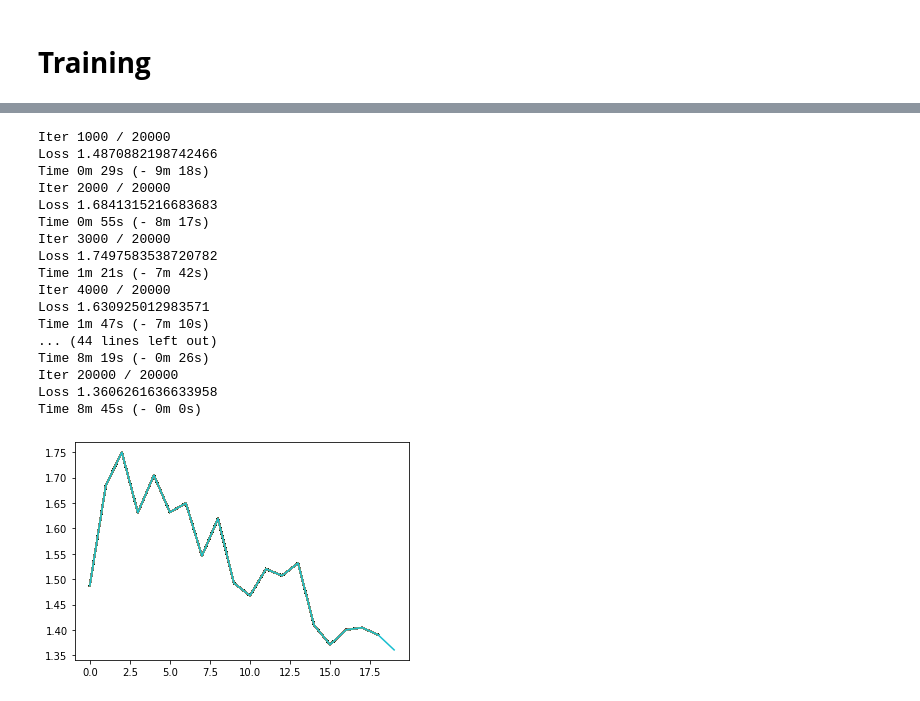
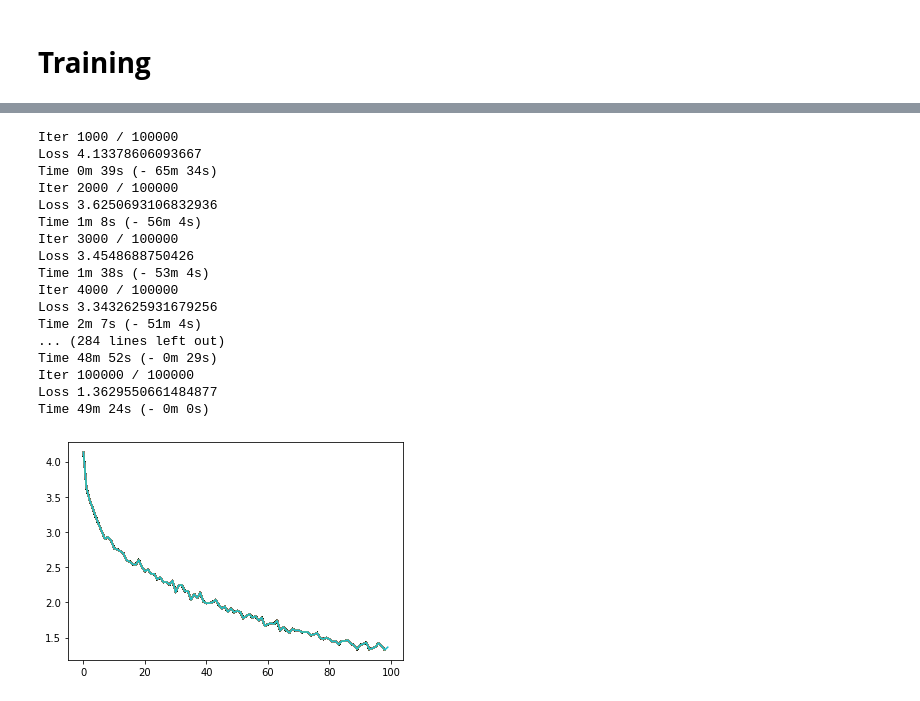
Before and after one commit to Vovinsa/Eng_Fra_Translator, a Jupyter notebook: Notebook/text_translation.ipynb, the cells around one changed output, grey strips where cells are left out. Saved outputs shown, nothing was run; the diff lists cells and outputs as text; code cells hidden in the pictures.

```diff
--- a/Notebook/text_translation.ipynb
+++ b/Notebook/text_translation.ipynb
@@ -197,5 +198,5 @@ input_tensor, target_tensor
 # %%
-teacher_forcing_ration = 0.5
+teacher_forcing_ratio = 0.6
 
 def train(input_tensor, target_tensor, encoder, decoder, encoder_optim, decoder_optim, criterion, max_length=MAX_LENGTH):
     encoder_hidden = encoder.init_hidden()
@@ -217,7 +218,7 @@ def train(input_tensor, target_tensor, encoder, decoder, encoder_optim, decoder_
     decoder_input = torch.tensor([[SOS_token]], device=device)
     decoder_hidden = encoder_hidden
 
-    use_teacher_forcing = True if random.random() < teacher_forcing_ration else False
+    use_teacher_forcing = True if random.random() < teacher_forcing_ratio else False
 
     if use_teacher_forcing: # With Teacher Forcing
         for idx in range(target_length):
@@ -262,8 +263,8 @@ def train_iters(encoder, decoder, n_iters):
     losses = []
     total_loss = 0
 
-    encoder_optimizer = torch.optim.Adam(encoder.parameters(), lr=0.001)
-    decoder_optimizer = torch.optim.Adam(decoder.parameters(), lr=0.001)
+    encoder_optimizer = torch.optim.Adam(encoder.parameters(), lr=0.0001)
+    decoder_optimizer = torch.optim.Adam(decoder.parameters(), lr=0.0001)
     criterion = torch.nn.NLLLoss()
     training_pairs = [tensor_from_pair(random.choice(pairs)) for _ in range(n_iters)]
 
@@ -325,31 +326,28 @@ def evaluate_randomly(encoder, decoder, n=10):
 # %%
 HIDDEN_SIZE = 256
 
 encoder = Encoder(input_size=input_lang.n_words, hidden_size=HIDDEN_SIZE)
 decoder = DecoderAttention(output_size=output_lang.n_words, hidden_size=HIDDEN_SIZE)
 
-encoder.load_state_dict(torch.load("encoder_w.pth"))
-decoder.load_state_dict(torch.load("decoder_w.pth"))
-
-train_iters(encoder, decoder, 20000)
+train_iters(encoder, decoder, 100000)
 # %% [output]
-Iter 1000 / 20000
-Loss 1.4870882198742466
-Time 0m 29s (- 9m 18s)
-Iter 2000 / 20000
-Loss 1.6841315216683683
-Time 0m 55s (- 8m 17s)
-Iter 3000 / 20000
-Loss 1.7497583538720782
-Time 1m 21s (- 7m 42s)
-Iter 4000 / 20000
-Loss 1.630925012983571
-Time 1m 47s (- 7m 10s)
-... (44 lines left out)
-Time 8m 19s (- 0m 26s)
-Iter 20000 / 20000
-Loss 1.3606261636633958
-Time 8m 45s (- 0m 0s)
+Iter 1000 / 100000
+Loss 4.13378606093667
+Time 0m 39s (- 65m 34s)
+Iter 2000 / 100000
+Loss 3.6250693106832936
+Time 1m 8s (- 56m 4s)
+Iter 3000 / 100000
+Loss 3.4548688750426
+Time 1m 38s (- 53m 4s)
+Iter 4000 / 100000
+Loss 3.3432625931679256
+Time 2m 7s (- 51m 4s)
+... (284 lines left out)
+Time 48m 52s (- 0m 29s)
+Iter 100000 / 100000
+Loss 1.3629550661484877
+Time 49m 24s (- 0m 0s)
-[figure, old version]
+[figure, new version]
 # %%
 torch.save(encoder.state_dict(), "encoder_w.pth")
```
Also changed, not shown: parts of 5 cells of this notebook, 1 other file.
